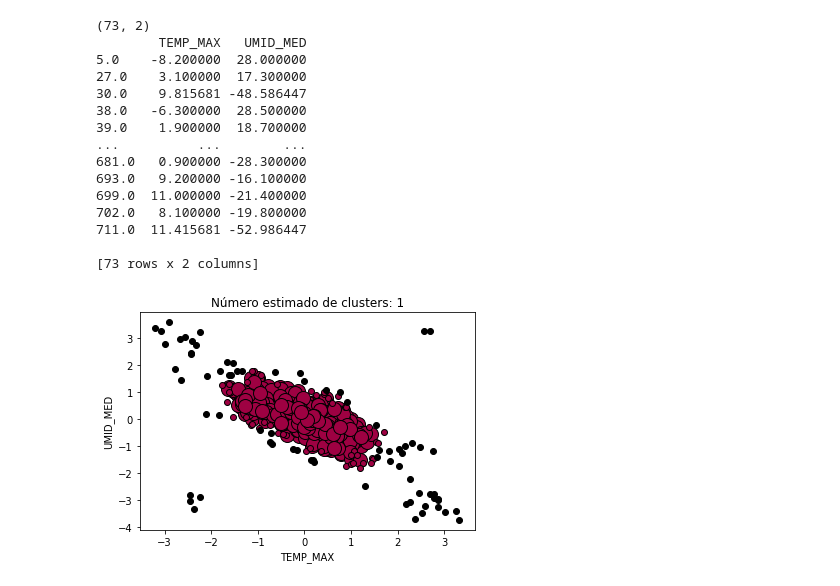
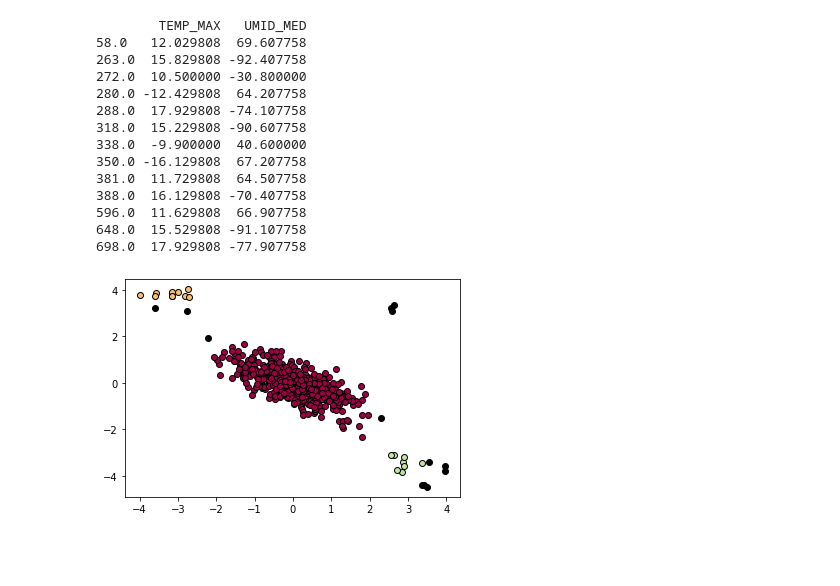
Before and after one commit to AndersonRodr/algorithms-detect-anomalies, a Jupyter notebook: PrimeiroExperimento.ipynb, the cells around one changed output. Cells and saved outputs as stored; diff of their text form; code cells hidden in the pictures; blank space fills up the shorter version.

```diff
--- a/PrimeiroExperimento.ipynb
+++ b/PrimeiroExperimento.ipynb
@@ -266,12 +249,11 @@ Anomalias:
 # %%
 #------------------------------Implementando o DBSCAN-----------------------------------
 def dbscan_part1(df_used, eps, min_samples):
-    #X = np.array([ [1, 2], [2, 2], [7, 6], [28, 7], [2, 3], [25, 8], [3, 2],[1, 3],[1.1, 2],[1.2, 2],[1.3, 2],[1.4, 2]])
     X = np.array(df_used)
     X = StandardScaler().fit_transform(df_used)
     db = DBSCAN(eps=eps, min_samples=min_samples, algorithm='auto').fit(X)
     core_samples_mask = np.zeros_like(db.labels_, dtype=bool)
-    core_samples_mask[db.core_sample_indices_] = True
+    #core_samples_mask[db.core_sample_indices_] = True
 
     labels = db.labels_
 
@@ -283,56 +265,52 @@ def dbscan_part1(df_used, eps, min_samples):
     unique_labels = set(labels)
     colors = [plt.cm.Spectral(each)
               for each in np.linspace(0, 1, len(unique_labels))]
     for k, col in zip(unique_labels, colors):
         if k == -1:
             # Preto usado para ruído
             col = [0, 0, 0, 1]
 
         class_member_mask = (labels == k)
 
         xy = X[class_member_mask & core_samples_mask]
         plt.plot(xy[:, 0], xy[:, 1], 'o', markerfacecolor=tuple(col),
                  markeredgecolor='k', markersize=14)
 
         xy = X[class_member_mask & ~core_samples_mask]
         plt.plot(xy[:, 0], xy[:, 1], 'o', markerfacecolor=tuple(col),
                  markeredgecolor='k', markersize=6)
 
     outliers = outliers[outliers.index.notnull()]
 
     #print('Outliers encontrados: ')
-    print (outliers.shape)
-    print (outliers)
+    #print (outliers.shape)
+    #print (outliers)
 
-    plt.title('Número estimado de clusters: %d' % n_clusters_)
-    plt.xlabel("TEMP_MAX")
-    plt.ylabel("UMID_MED")
+    #plt.title('Número estimado de clusters: %d' % n_clusters_)
+    #plt.xlabel("TEMP_MAX")
+    #plt.ylabel("UMID_MED")
     #plt.show()
     return outliers
 
-eps = 0.3
-min_samples = 10
-#x = np.array([[10, 50], [12, 50], [48, 70]], np.float)
+eps = 0.5
+min_samples = 5
 df_training_temp = df_training_temp[df_training_temp.index.notnull()]
-#print (df_training_temp.shape[0])
-#print(df_training_temp.head(n=50).to_string(index=True))
-
 outliers = dbscan_part1(df_training_temp, eps, min_samples)
 dfOutliersErrados = pd.concat([outliers, dfAnomalias]).drop_duplicates(keep=False)
+print (outliers)
 # %% [output]
-(73, 2)
         TEMP_MAX   UMID_MED
-5.0    -8.200000  28.000000
-27.0    3.100000  17.300000
-30.0    9.815681 -48.586447
-38.0   -6.300000  28.500000
-39.0    1.900000  18.700000
-...          ...        ...
-681.0   0.900000 -28.300000
-693.0   9.200000 -16.100000
-699.0  11.000000 -21.400000
-702.0   8.100000 -19.800000
-711.0  11.415681 -52.986447
-
-[73 rows x 2 columns]
+58.0   12.029808  69.607758
+263.0  15.829808 -92.407758
+272.0  10.500000 -30.800000
+280.0 -12.429808  64.207758
+288.0  17.929808 -74.107758
+318.0  15.229808 -90.607758
+338.0  -9.900000  40.600000
+350.0 -16.129808  67.207758
+381.0  11.729808  64.507758
+388.0  16.129808 -70.407758
+596.0  11.629808  66.907758
+648.0  15.529808 -91.107758
+698.0  17.929808 -77.907758
-[figure, old version]
+[figure, new version]
```
Also changed, not shown: parts of 11 cells of this notebook.
